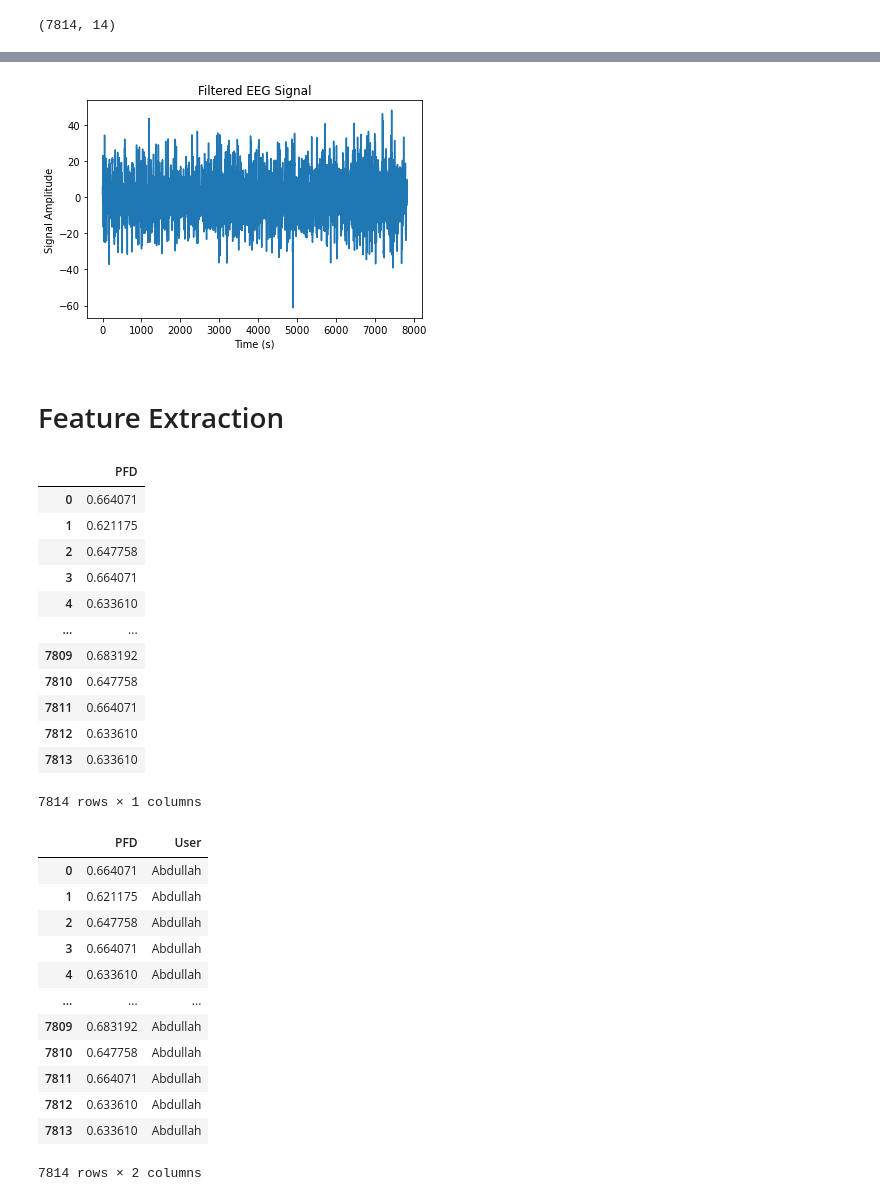
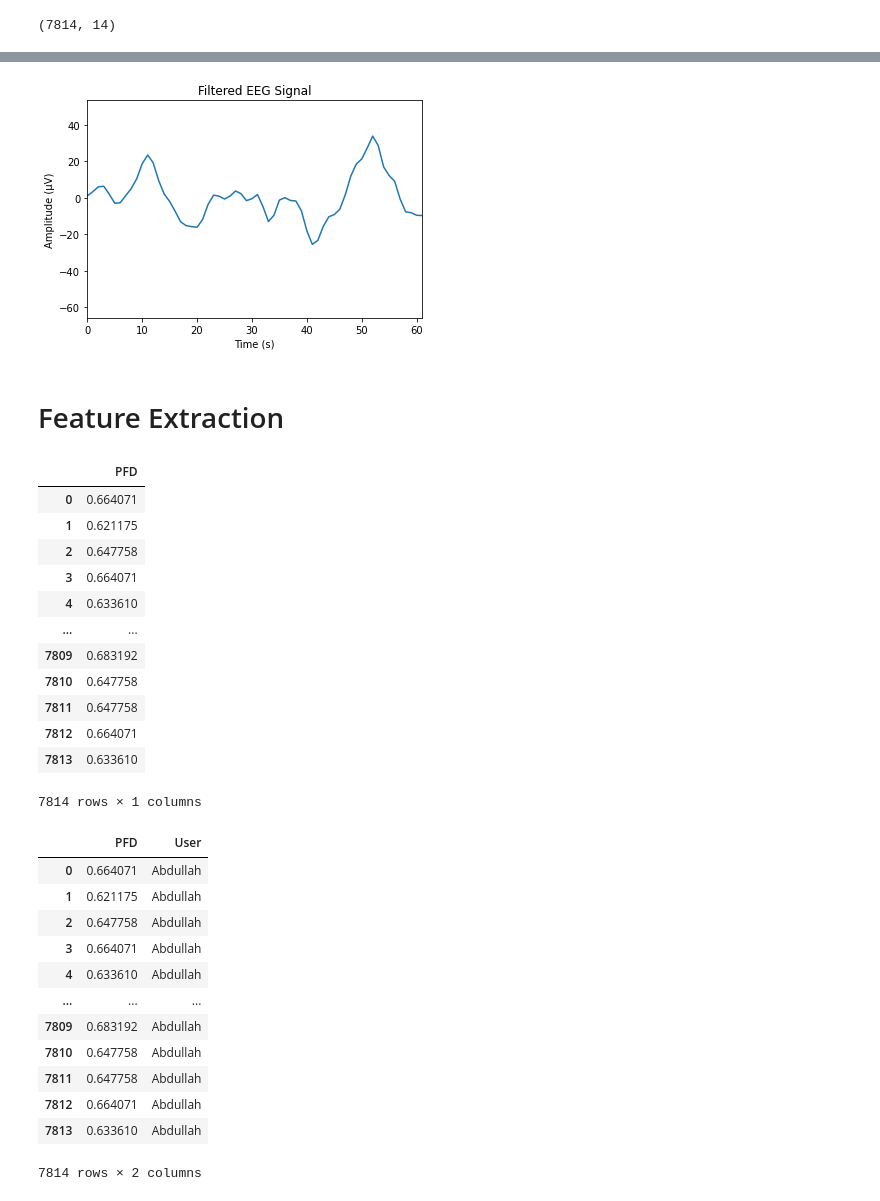
Before and after one commit to Rahul2K20/EEG_Authentication, a Jupyter notebook: Main.ipynb, the cells around one changed output, grey strips where cells are left out. Saved outputs shown, nothing was run; the diff lists cells and outputs as text; code cells hidden in the pictures.

```diff
--- a/Main.ipynb
+++ b/Main.ipynb
@@ -11,16 +13,20 @@ import pandas as pd
 # Set the directory path containing the CSV files
 directory_path = r'C:\Users\Rahul Nagarajan\Desktop\Masters Project\Datasets'
 
+# Get a sorted list of CSV file names
+csv_files = sorted([f for f in os.listdir(directory_path) if f.endswith('.csv')])
+
 # Create an empty list to store the DataFrames
 df_list = []
 
 # Loop through all CSV files in the directory
-for filename in os.listdir(directory_path):
-    if filename.endswith(".csv"):
-        # Read the CSV file into a DataFrame
-        df = pd.read_csv(os.path.join(directory_path, filename), skiprows=1, index_col=None, header=0)
-        # Select the required columns
-        freq_bands = ['EEG.AF3', 'EEG.F7', 'EEG.F3', 'EEG.FC5', 'EEG.T7', 'EEG.P7', 'EEG.O1', 'EEG.O2', 'EEG.P8', 'EEG.T8', 'EEG.FC6', 'EEG.F4', 'EEG.F8', 'EEG.AF4']
-        df = df.loc[:, freq_bands]
-        # Add the DataFrame to the list
-        df_list.append(df)
+for filename in csv_files:
+    #print filenames
+    print(filename)
+    # Read the CSV file into a DataFrame
+    df = pd.read_csv(os.path.join(directory_path, filename), skiprows=1, index_col=None, header=0)
+    # Select the required columns
+    freq_bands = ['EEG.AF3', 'EEG.F7', 'EEG.F3', 'EEG.FC5', 'EEG.T7', 'EEG.P7', 'EEG.O1', 'EEG.O2', 'EEG.P8', 'EEG.T8', 'EEG.FC6', 'EEG.F4', 'EEG.F8', 'EEG.AF4']
+    df = df.loc[:, freq_bands]
+    # Add the DataFrame to the list
+    df_list.append(df)
@@ -54,12 +84,12 @@ from scipy.signal import butter, filtfilt
 
 # Define filter parameters
 lowcut = 1.0  # Hz
-highcut = 50.0  # Hz
+highcut = 40.0  # Hz
 fs = 128.0  # Hz
 order = 4
 
 # Define filter function
-def butter_bandpass(lowcut, highcut, fs, order=5):
+def butter_bandpass(lowcut, highcut, fs, order):
     nyq = 0.5 * fs
     low = lowcut / nyq
     high = highcut / nyq
@@ -104,14 +149,18 @@ df_list[0].shape
 # %%
 import matplotlib.pyplot as plt
 
 # Plot the first channel of the first dataset in df_list
 plt.plot(df_list[0].index, df_list[0]['EEG.AF3'])
 plt.title('Filtered EEG Signal')
 plt.xlabel('Time (s)')
-plt.ylabel('Signal Amplitude')
+plt.ylabel('Amplitude (μV)')
+
+# Set the x-axis limits to show only the relevant time period
+plt.xlim([0, 61])
+
 plt.show()
 # %% [output]
-[figure, old version]
+[figure, new version]
 # %% [markdown]
 # Feature Extraction
 # %%
@@ -148,8 +197,8 @@ pfd_list[0]
 | ... | ... |
 | 7809 | 0.683192 |
 | 7810 | 0.647758 |
-| 7811 | 0.664071 |
-| 7812 | 0.633610 |
+| 7811 | 0.647758 |
+| 7812 | 0.664071 |
 | 7813 | 0.633610 |
 7814 rows × 1 columns
 # %%
@@ -176,7 +225,7 @@ pfd_list[0]
 | ... | ... | ... |
 | 7809 | 0.683192 | Abdullah |
 | 7810 | 0.647758 | Abdullah |
-| 7811 | 0.664071 | Abdullah |
-| 7812 | 0.633610 | Abdullah |
+| 7811 | 0.647758 | Abdullah |
+| 7812 | 0.664071 | Abdullah |
 | 7813 | 0.633610 | Abdullah |
 7814 rows × 2 columns
```
Also changed, not shown: parts of 6 cells of this notebook.
